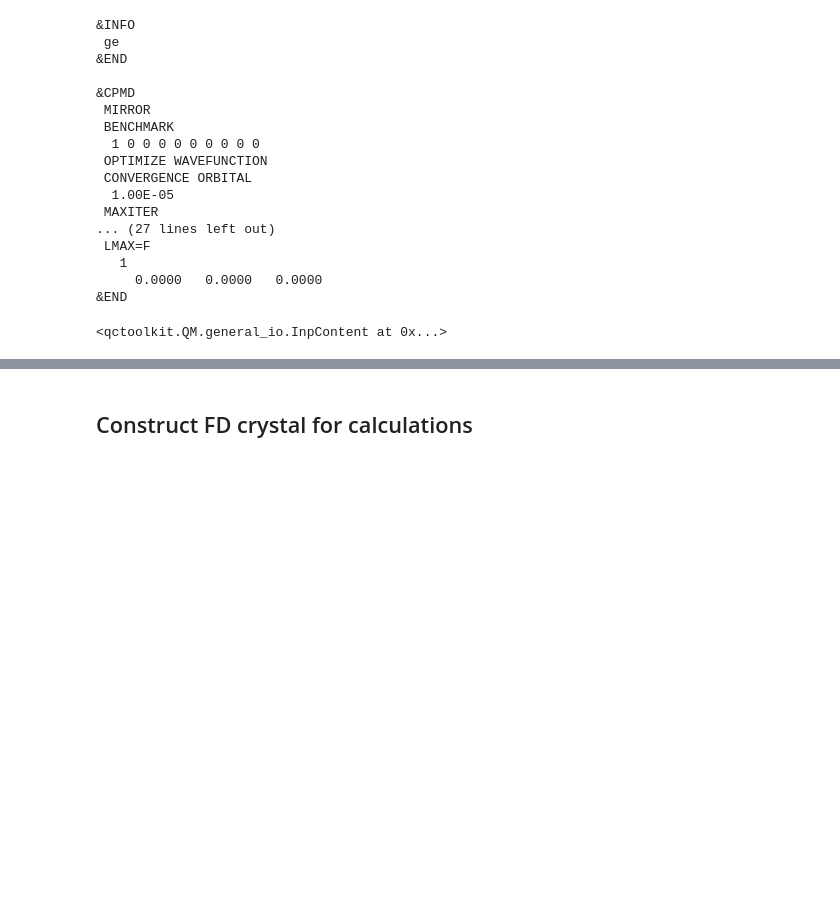
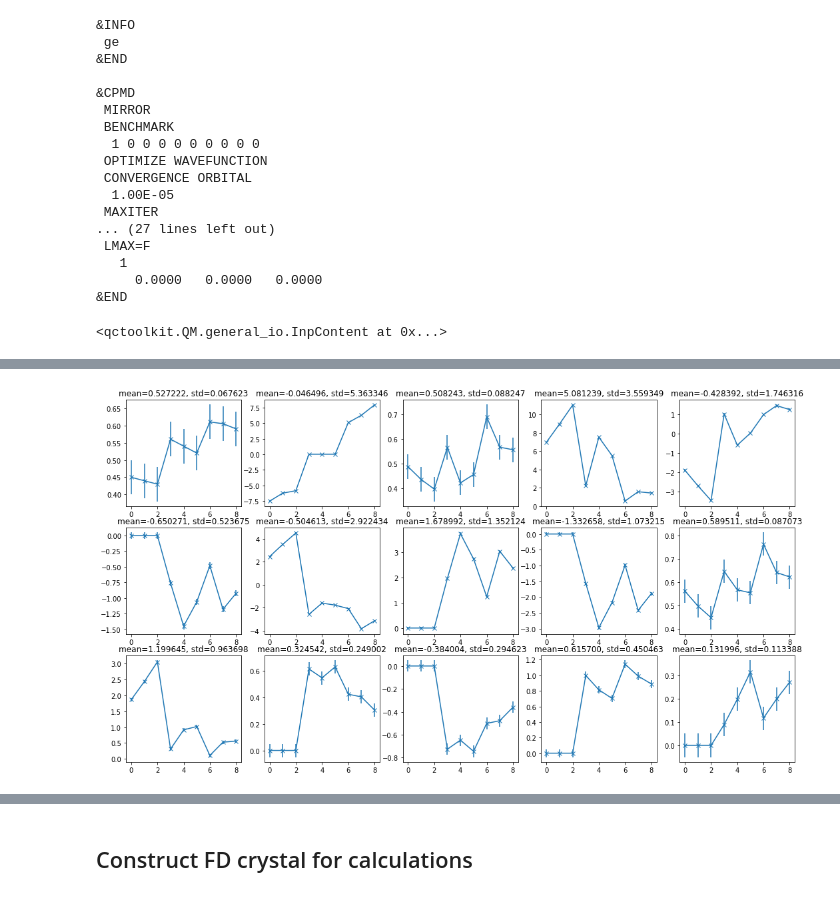
Before and after one commit to SamKChang/alchemical_normal_modes, a Jupyter notebook: 11_PPCrystal/02_a0_scan/anm_matrix.ipynb, the cells around one changed output, grey strips where cells are left out. Cells and saved outputs as stored; diff of their text form; code cells hidden in the pictures; blank space fills up the shorter version.

```diff
--- a/11_PPCrystal/02_a0_scan/anm_matrix.ipynb
+++ b/11_PPCrystal/02_a0_scan/anm_matrix.ipynb
@@ -149,0 +172,12 @@ inp.write()
+# %%
+fix, axs = plt.subplots(3, 5, figsize=(18, 10))
+stds = pp_par.std(axis=0)
+means = pp_par.mean(axis=0)
+for i in range(15):
+    row, col = divmod(i, 5)
+    ax = axs[row][col]
+    par = pp_par[:, i]
+    ax.errorbar(range(len(par)), par, yerr=0.05, marker='x')
+    ax.set_title('mean=%f, std=%f' % (means[i], stds[i]))
+# %% [output]
+[figure, added]
```
Also changed, not shown: parts of 4 cells of this notebook, 2 other files.
